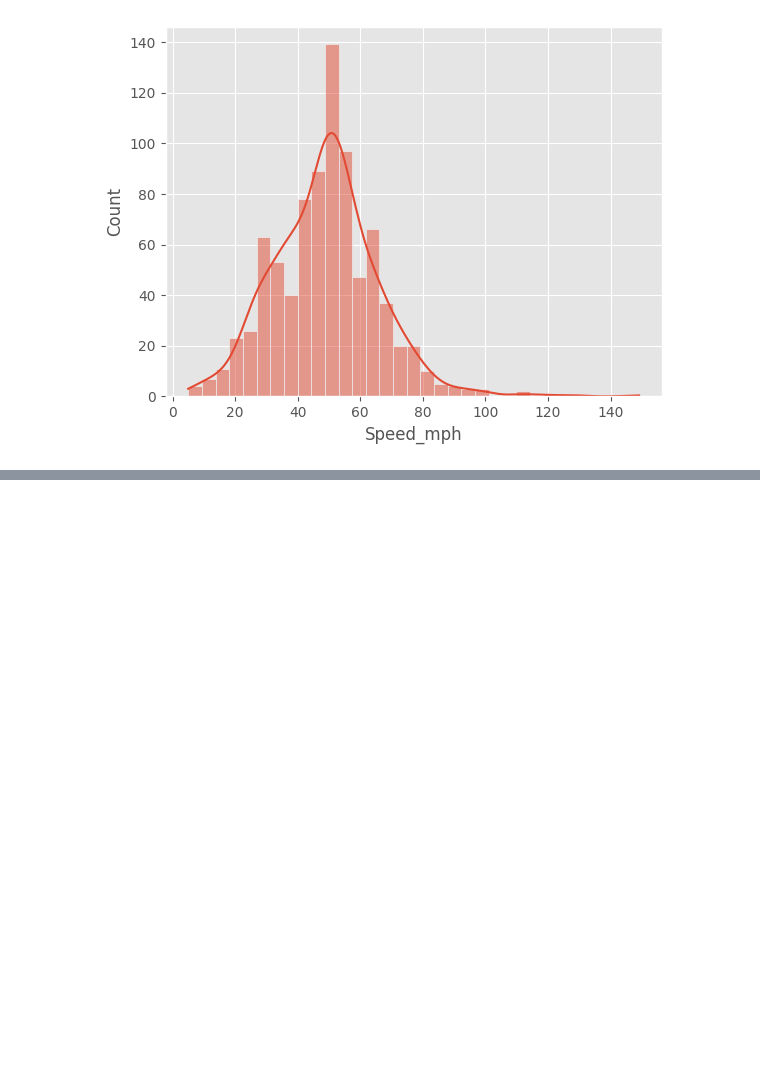
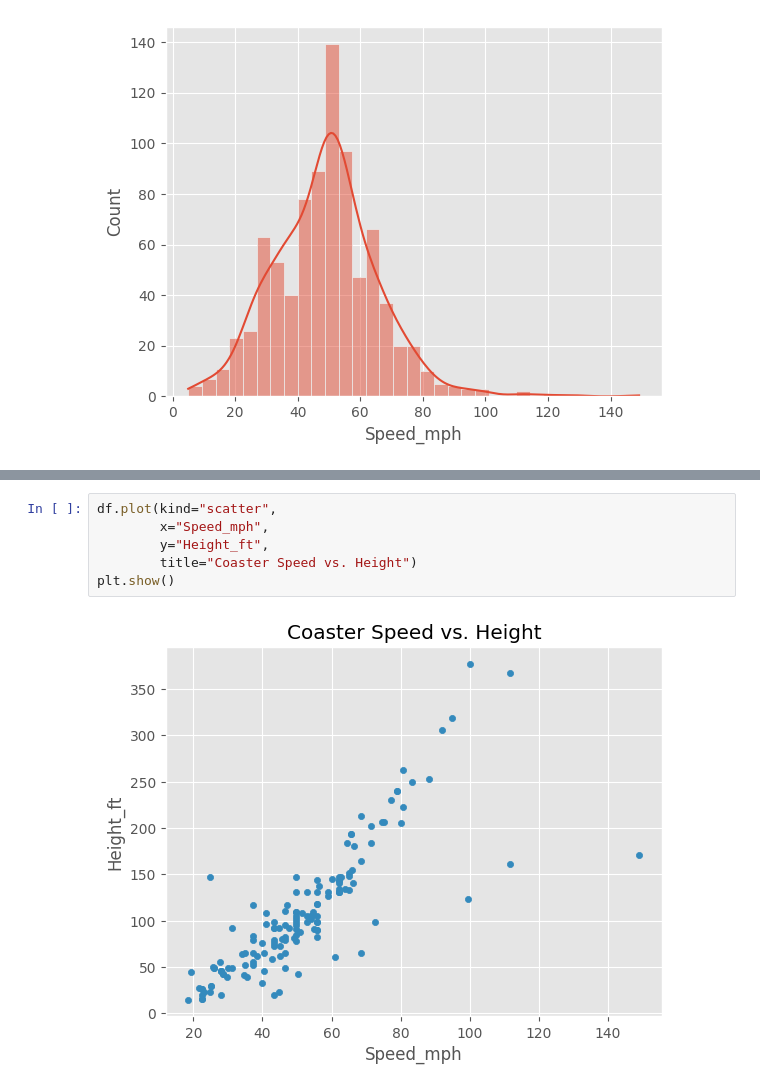
Before and after one commit to dissgod99/DataAnalysis-RollerCoasterDataset, a Jupyter notebook: analyse-dataset.ipynb, the cells around one changed output, grey strips where cells are left out. Cells and saved outputs as stored; diff of their text form; blank space fills up the shorter version.

Commit message:
Plots fpr feature correlation and relationships

```diff
--- a/analyse-dataset.ipynb
+++ b/analyse-dataset.ipynb
@@ -250,0 +257,8 @@ sns.histplot(data=df["Speed_mph"], kde=True)
+# %%
+df.plot(kind="scatter",
+        x="Speed_mph",
+        y="Height_ft",
+        title="Coaster Speed vs. Height")
+plt.show()
+# %% [output]
+[figure, added]
```
Also changed, not shown: parts of 5 cells of this notebook.
